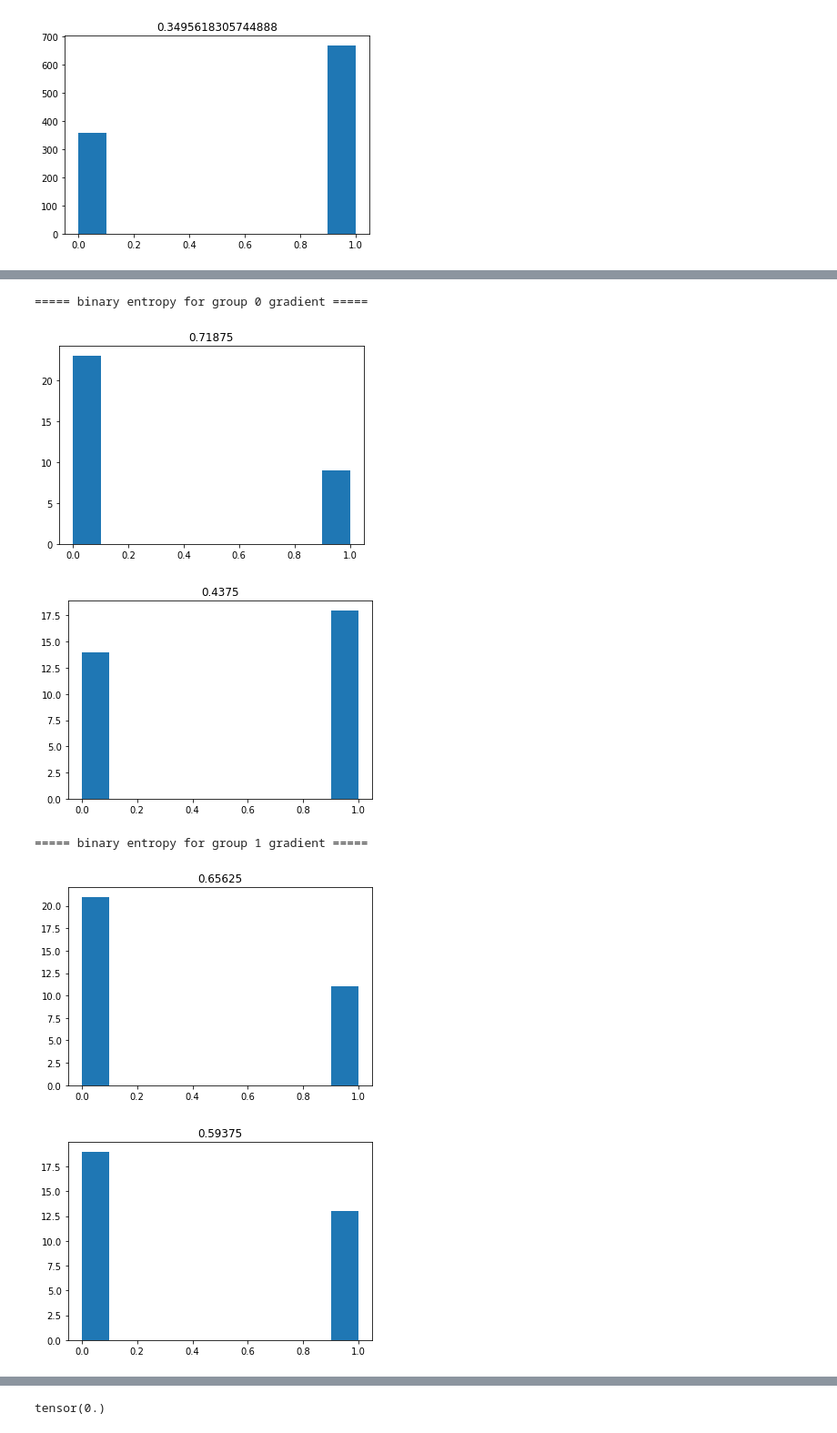
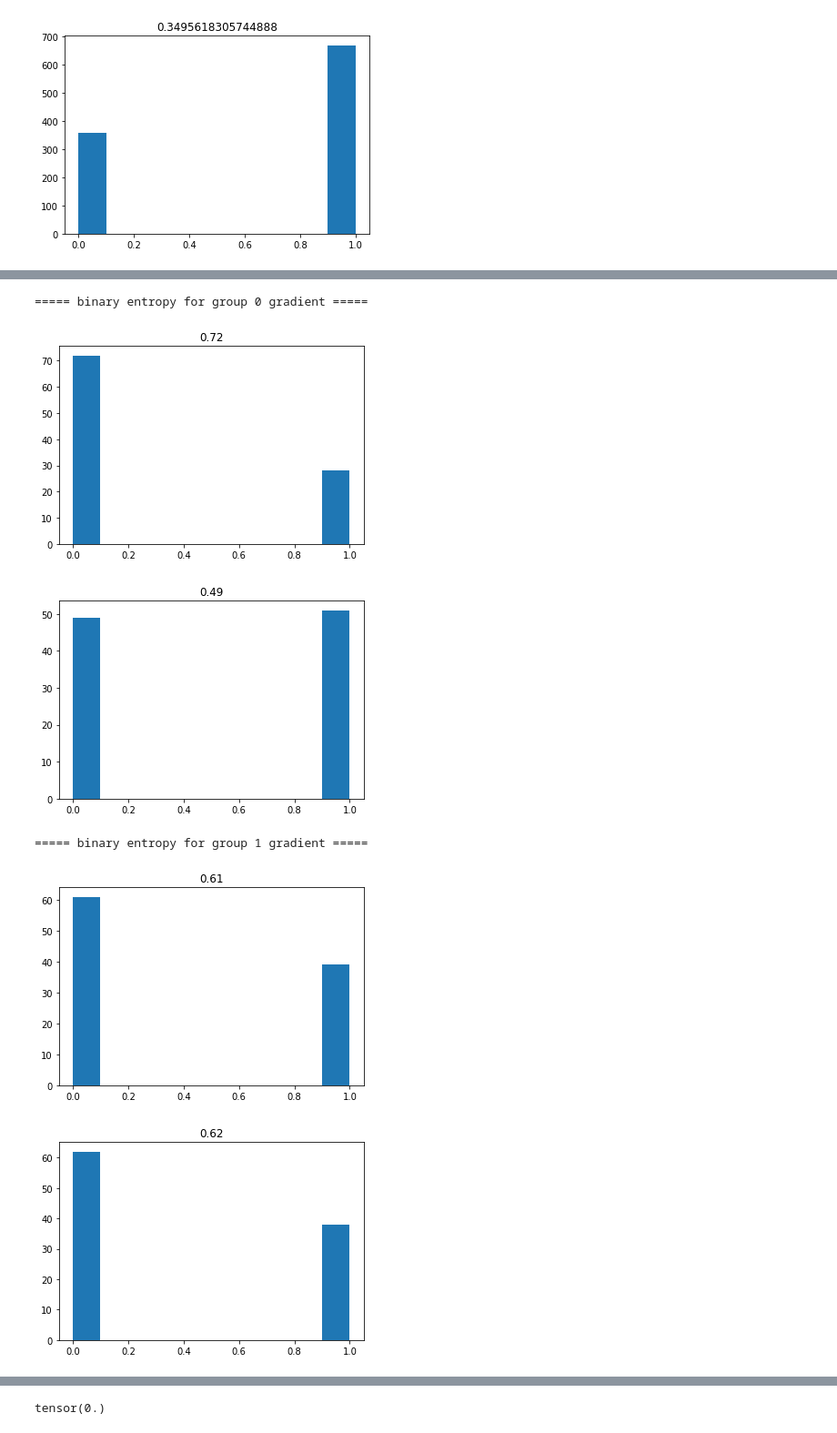
Before and after one commit to psr6275/fairness_AL, a Jupyter notebook: codes/220305_binary_testing (simulation)-logs.ipynb, the cells around one changed output, grey strips where cells are left out. Shown at 91% size. Saved outputs shown, nothing was run; the diff lists cells and outputs as text; code cells hidden in the pictures.

```diff
--- a/codes/220305_binary_testing (simulation)-logs.ipynb
+++ b/codes/220305_binary_testing (simulation)-logs.ipynb
@@ -35,7 +35,7 @@ device = torch.device('cuda:4')
 from utils.test_utils import obtain_AL_ckpts, split_AL_loaders
 from utils.test_utils import load_AL_config, load_AL_dataloader, load_test_model, test_group_perf
 # %%
-save_dir = "../results/simulation/220407_1448"
+save_dir = "../results/simulation/220416_1456"
 config_file, state_list, data_files, arg_file = obtain_AL_ckpts(save_dir)
 # %%
 print(state_list, data_files)
@@ -506,2 +525,4 @@ indices=tensor([  1,   0,  47,  ..., 147, 334, 260]))
+# %%
+datanum = 100
 # %%
 print("="*5,"binary entropy for whole group gradient", "="*5)
@@ -520,7 +541,7 @@ plt.show()
 # %%
 print("="*5,"binary entropy for group 0 gradient", "="*5)
-truez = [selloader.dataset.tensors[2][z.item()] for z in max_outs_be0[1][:32]]
-truey = [selloader.dataset.tensors[1][z.item()] for z in max_outs_be0[1][:32]]
+truez = [selloader.dataset.tensors[2][z.item()] for z in max_outs_be0[1][:datanum]]
+truey = [selloader.dataset.tensors[1][z.item()] for z in max_outs_be0[1][:datanum]]
 plt.hist(truez)
 plt.title(str(sum(np.array(truez)==0)/len(truez)))
 plt.show()
@@ -529,21 +550,21 @@ plt.title(str(sum(np.array(truey)==0)/len(truey)))
 plt.show()
 # %% [output]
 ===== binary entropy for group 0 gradient =====
-[figure, old version]
+[figure, new version]
-[figure, old version]
+[figure, new version]
 # %%
 print("="*5,"binary entropy for group 1 gradient", "="*5)
-truez = [selloader.dataset.tensors[2][z.item()] for z in max_outs_be1[1][:32]]
-truey = [selloader.dataset.tensors[1][z.item()] for z in max_outs_be1[1][:32]]
+truez = [selloader.dataset.tensors[2][z.item()] for z in max_outs_be1[1][:datanum]]
+truey = [selloader.dataset.tensors[1][z.item()] for z in max_outs_be1[1][:datanum]]
 plt.hist(truez)
 plt.title(str(sum(np.array(truez)==0)/len(truez)))
 plt.show()
 plt.hist(truey)
 plt.title(str(sum(np.array(truey)==0)/len(truey)))
 plt.show()
 # %% [output]
 ===== binary entropy for group 1 gradient =====
-[figure, old version]
+[figure, new version]
-[figure, old version]
+[figure, new version]
 # %%
 print("="*5,"entropy for all", "="*5)
```
Also changed, not shown: parts of 9 cells of this notebook, 24 other files.
